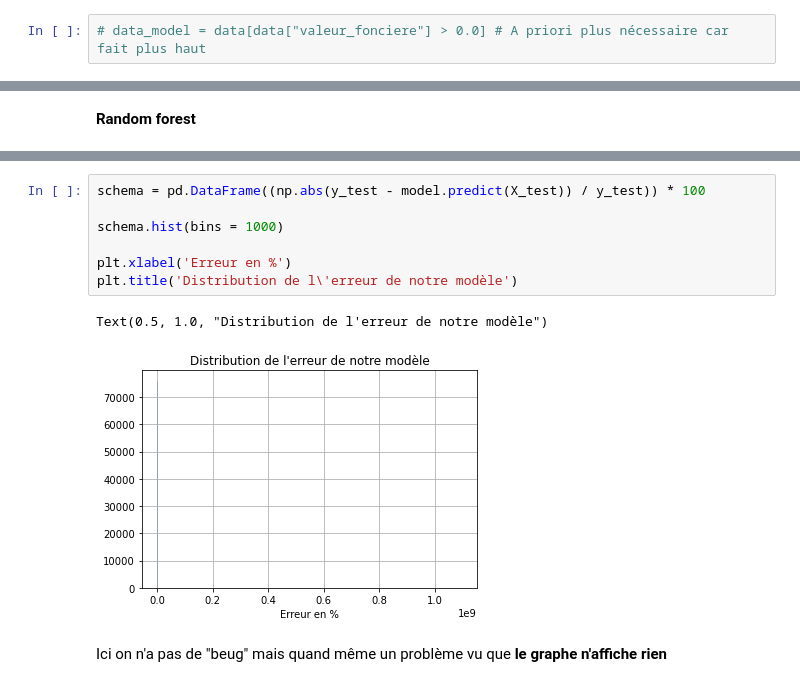
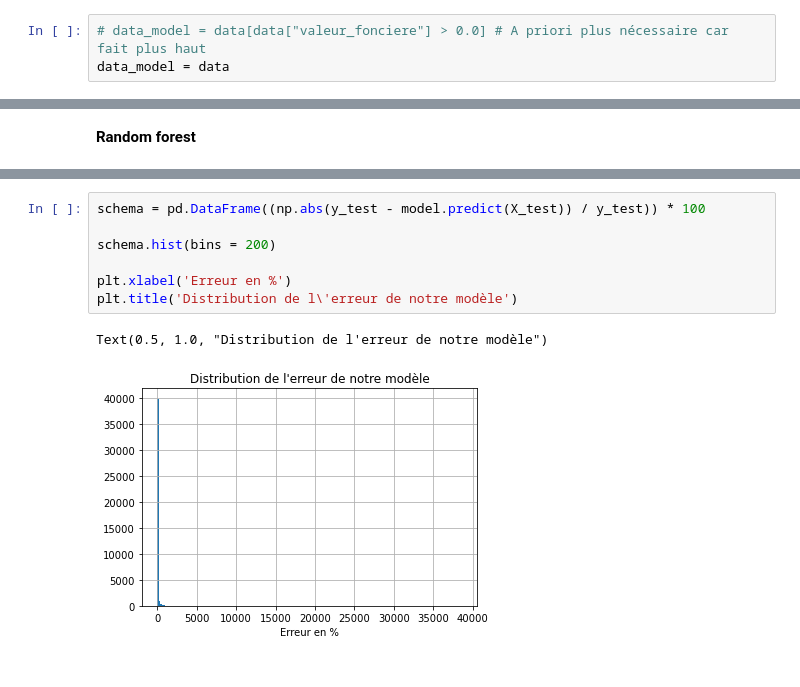
Before and after one commit to victor-kerros/tokenisation-immo, a Jupyter notebook: token-immo.ipynb, the cells around one changed output, grey strips where cells are left out. Saved outputs shown, nothing was run; the diff lists cells and outputs as text.

```diff
--- a/token-immo.ipynb
+++ b/token-immo.ipynb
@@ -904,6 +950,7 @@ from sklearn.model_selection import train_test_split
 from sklearn.ensemble import RandomForestRegressor
 # %%
 # data_model = data[data["valeur_fonciere"] > 0.0] # A priori plus nécessaire car fait plus haut
+data_model = data
 # %% [markdown]
 **Concernant le choix des métriques d'évaluation des modèles**
 Ici on cherche à prédire le plus précisemment possible la valeur du logement à partir de ses caractéristiques.
@@ -1129,12 +1228,10 @@ display(score2)
 # %%
 schema = pd.DataFrame((np.abs(y_test - model.predict(X_test)) / y_test)) * 100
 
-schema.hist(bins = 1000)
+schema.hist(bins = 200)
 
 plt.xlabel('Erreur en %')
 plt.title('Distribution de l\'erreur de notre modèle')
 # %% [output]
 Text(0.5, 1.0, "Distribution de l'erreur de notre modèle")
-[figure, old version]
+[figure, new version]
-# %% [markdown]
-Ici on n'a pas de "beug" mais quand même un problème vu que **le graphe n'affiche rien**
```
Also changed, not shown: parts of 32 cells of this notebook.
